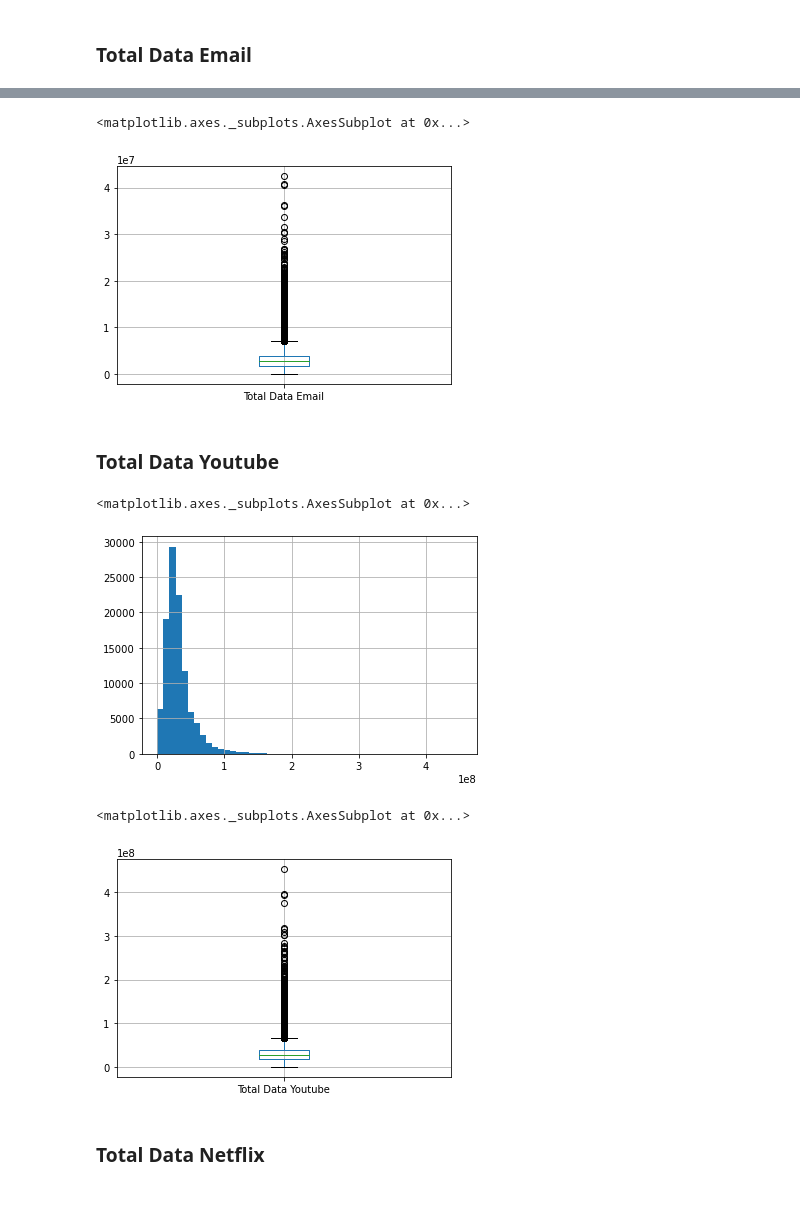
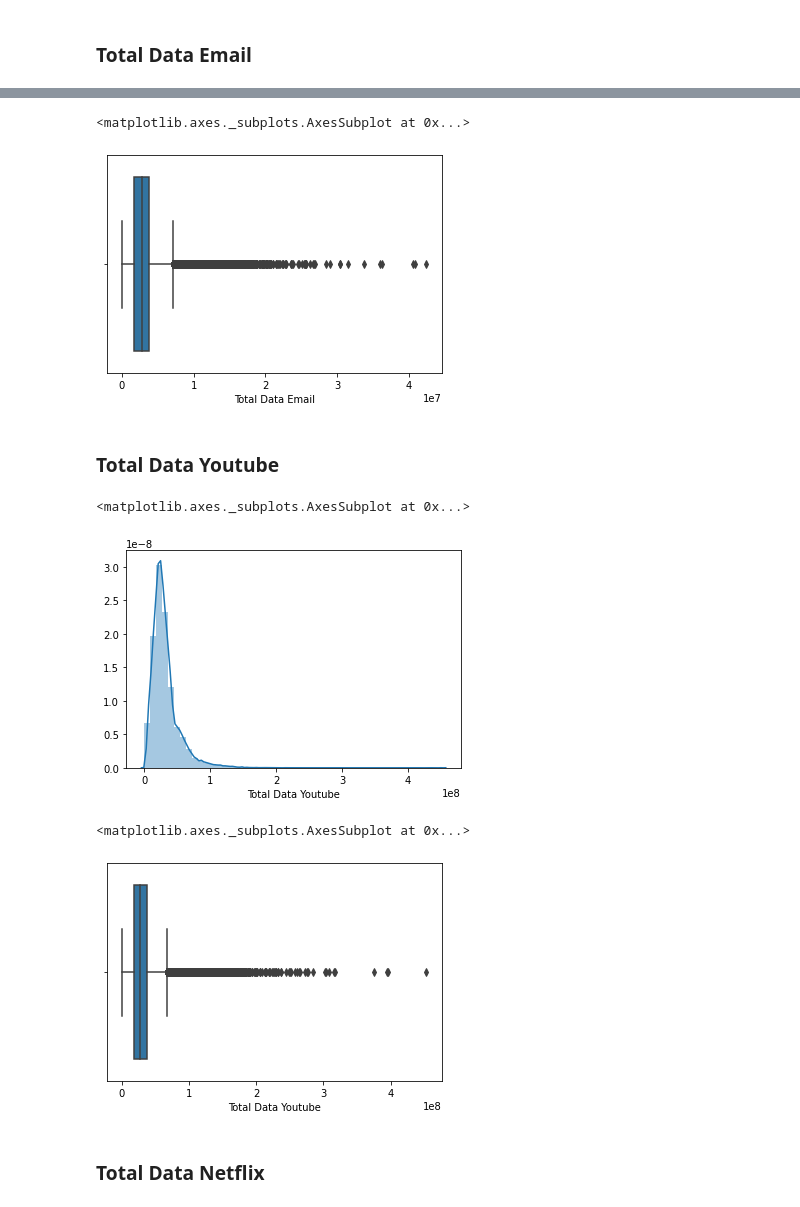
Before and after one commit to Jabor047/10acad, a Jupyter notebook: Week 2/week_2_solution.ipynb, the cells around one changed output, grey strips where cells are left out. Cells and saved outputs as stored; diff of their text form; code cells hidden in the pictures.

```diff
--- a/Week 2/week_2_solution.ipynb
+++ b/Week 2/week_2_solution.ipynb
@@ -574,20 +579,23 @@ dfEm['Total Data Email'].hist(bins=50)
 # %%
-dfEm.boxplot(column='Total Data Email')
+# dfEm.boxplot(column='Total Data Email')
+sns.boxplot(dfEm['Total Data Email'])
 # %% [output]
 <matplotlib.axes._subplots.AxesSubplot at 0x...>
-[figure, old version]
+[figure, new version]
 # %% [markdown]
 ### Total Data Youtube
 # %%
-dfYo['Total Data Youtube'].hist(bins=50)
+# dfYo['Total Data Youtube'].hist(bins=50)
+sns.distplot(dfYo['Total Data Youtube'])
 # %% [output]
 <matplotlib.axes._subplots.AxesSubplot at 0x...>
-[figure, old version]
+[figure, new version]
 # %%
-dfYo.boxplot(column='Total Data Youtube')
+# dfYo.boxplot(column='Total Data Youtube')
+sns.boxplot(dfYo['Total Data Youtube'])
 # %% [output]
 <matplotlib.axes._subplots.AxesSubplot at 0x...>
-[figure, old version]
+[figure, new version]
 # %% [markdown]
 ### Total Data Netflix
 # %%
```
Also changed, not shown: parts of 53 cells of this notebook, 1 other file.
